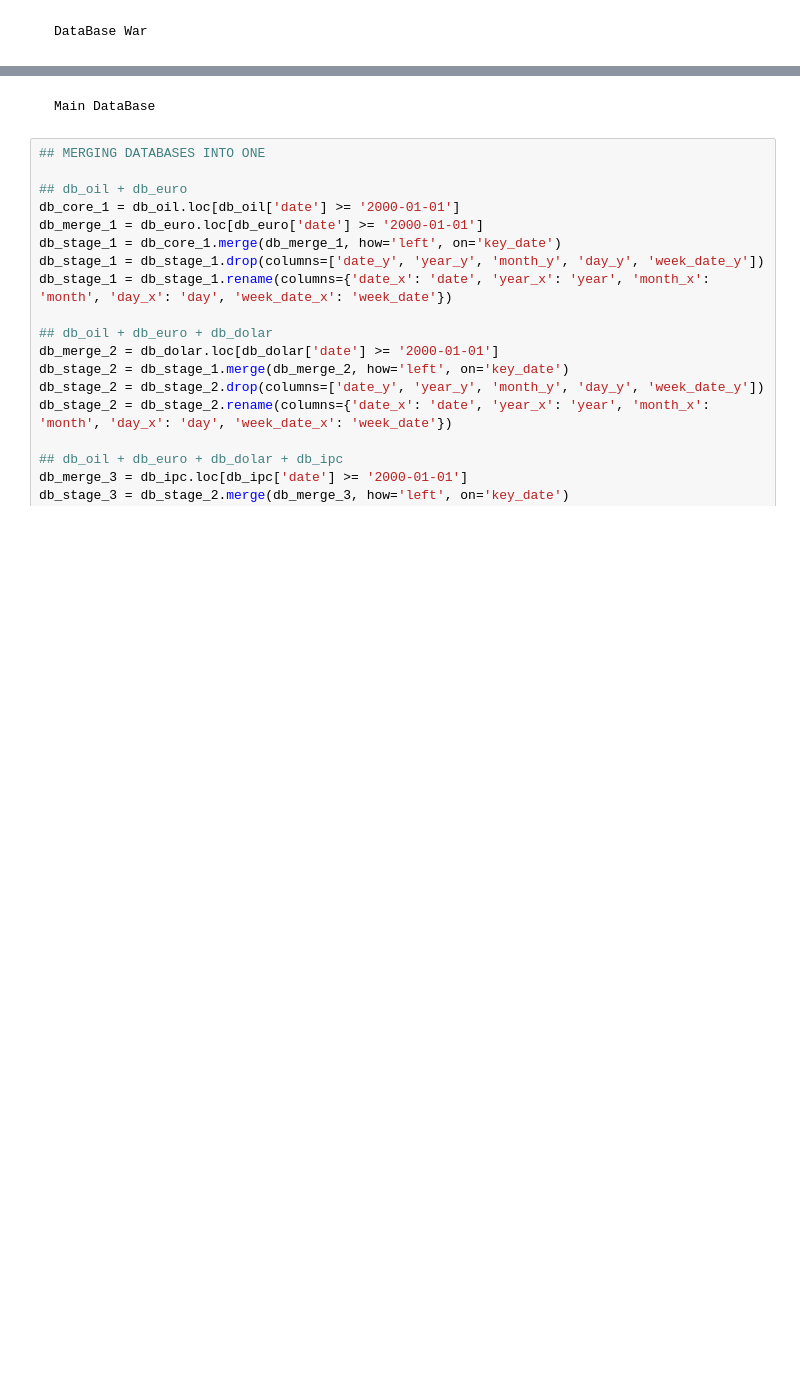
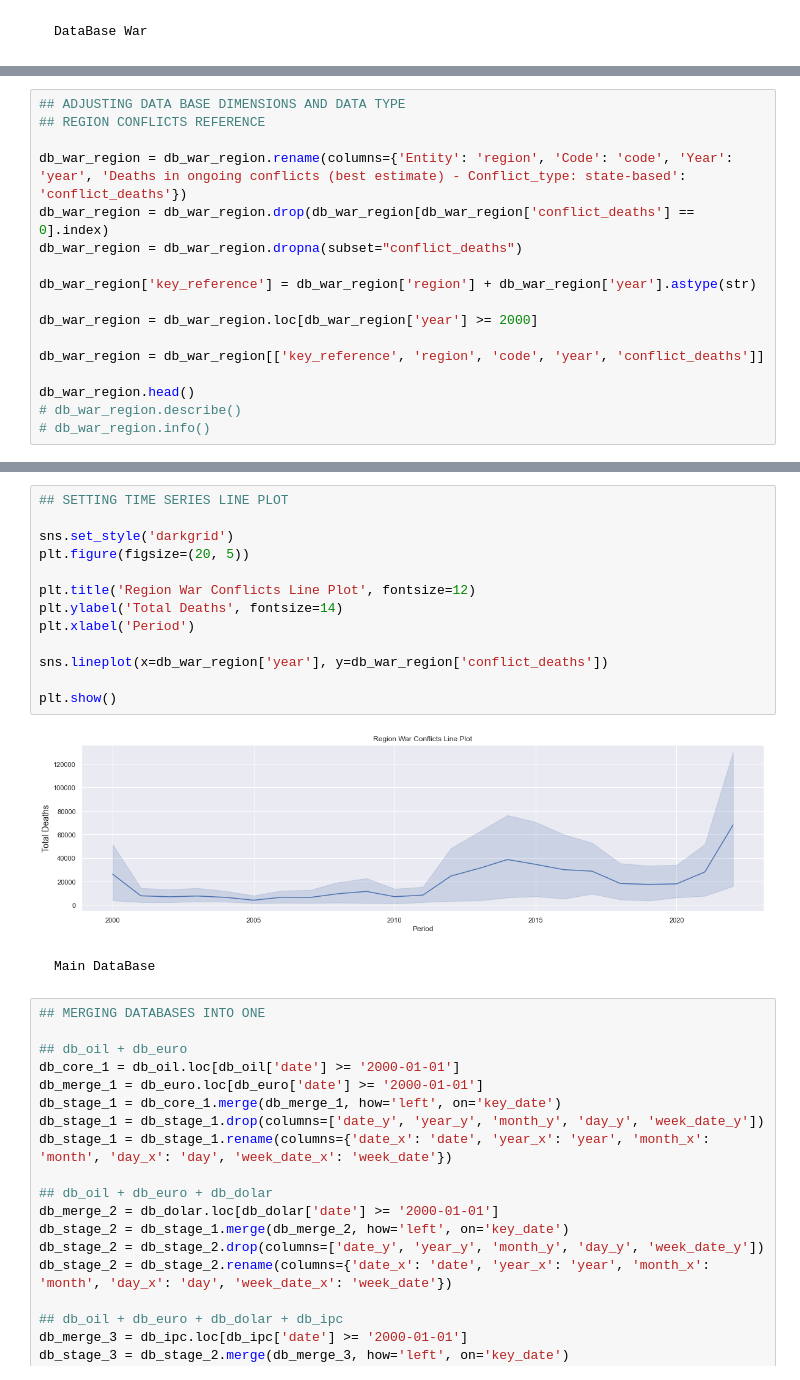
Before and after one commit to FIAP-61/petrolytics, a Jupyter notebook: notebooks/tech_challenge_fase04_group_61.ipynb, the cells around one changed output, grey strips where cells are left out. Saved outputs shown, nothing was run; the diff lists cells and outputs as text; blank space fills up the shorter version.

```diff
--- a/notebooks/tech_challenge_fase04_group_61.ipynb
+++ b/notebooks/tech_challenge_fase04_group_61.ipynb
@@ -645,0 +648,17 @@ plt.show()
+# %%
+## ADJUSTING DATA BASE DIMENSIONS AND DATA TYPE
+## REGION CONFLICTS REFERENCE
+
+db_war_region = db_war_region.rename(columns={'Entity': 'region', 'Code': 'code', 'Year': 'year', 'Deaths in ongoing conflicts (best estimate) - Conflict_type: state-based': 'conflict_deaths'})
+db_war_region = db_war_region.drop(db_war_region[db_war_region['conflict_deaths'] == 0].index)
+db_war_region = db_war_region.dropna(subset="conflict_deaths")
+
+db_war_region['key_reference'] = db_war_region['region'] + db_war_region['year'].astype(str)
+
+db_war_region = db_war_region.loc[db_war_region['year'] >= 2000]
+
+db_war_region = db_war_region[['key_reference', 'region', 'code', 'year', 'conflict_deaths']]
+
+db_war_region.head()
+# db_war_region.describe()
+# db_war_region.info()
@@ -646,3 +672,18 @@ plt.show()
+# %%
+## SETTING TIME SERIES LINE PLOT
+
+sns.set_style('darkgrid')
+plt.figure(figsize=(20, 5))
+
+plt.title('Region War Conflicts Line Plot', fontsize=12)
+plt.ylabel('Total Deaths', fontsize=14)
+plt.xlabel('Period')
+
+sns.lineplot(x=db_war_region['year'], y=db_war_region['conflict_deaths'])
+
+plt.show()
+# %% [output]
+[figure, added]
 # %% [markdown]
     Main DataBase
 # %%
```
Also changed, not shown: parts of 26 cells of this notebook, 1 other file.
